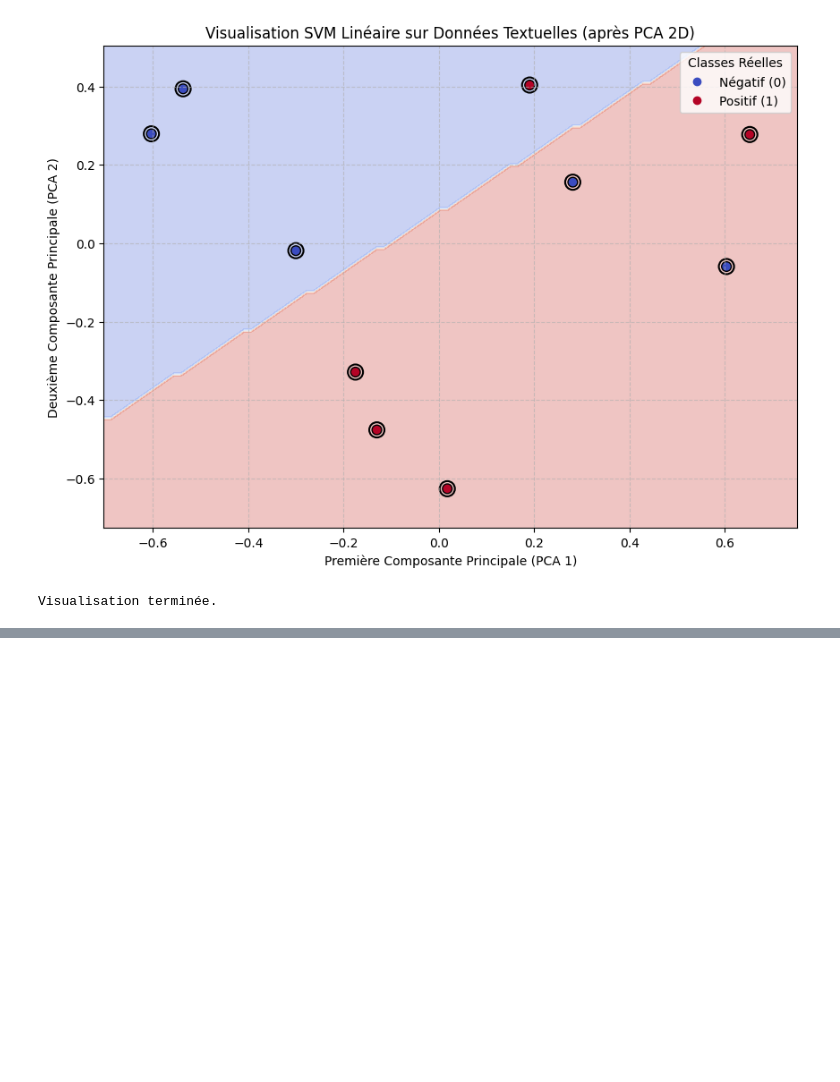
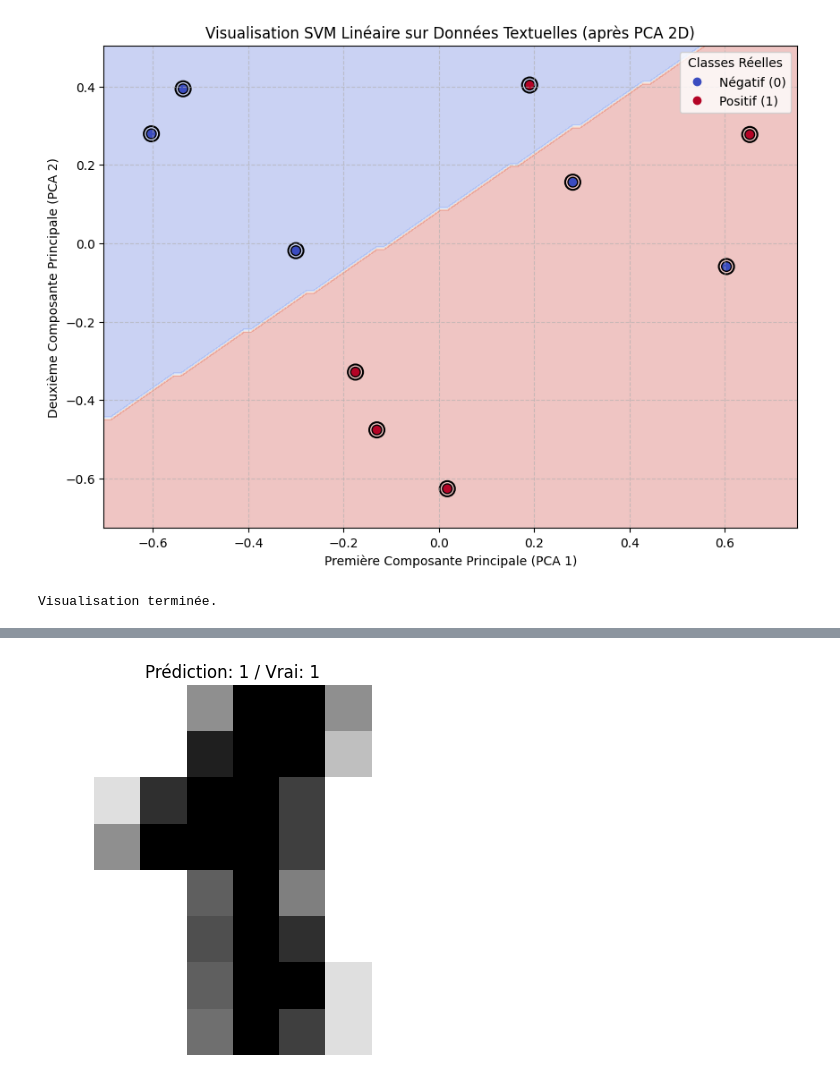
Before and after one commit to barhador/Presentation_SVM, a Jupyter notebook: SVM.ipynb, the cells around one changed output, grey strips where cells are left out. Drawn from its saved outputs; the diff is of its cells as text; code cells hidden in the pictures; blank space fills up the shorter version.

```diff
--- a/SVM.ipynb
+++ b/SVM.ipynb
@@ -238,0 +389,97 @@ Visualisation terminée.
+# %%
+import random # Pour choisir un index aléatoire valide
+
+# --- 1. Chargement des Données ---
+# Utilisons load_digits (images 8x8) pour un exemple rapide
+# Si tu veux le vrai MNIST (images 28x28), décommente la ligne fetch_openml
+# Attention: fetch_openml peut nécessiter un téléchargement la première fois
+digits = load_digits()
+# mnist = fetch_openml('mnist_784', version=1, as_frame=False, parser='auto')
+# X, y = mnist["data"], mnist["target"].astype(np.uint8)
+
+X = digits.data
+y = digits.target
+image_shape = (8, 8) # (28, 28) si tu utilises fetch_openml('mnist_784')
+n_samples, n_features = X.shape
+print(f"Dataset chargé: {n_samples} échantillons, {n_features} caractéristiques (pixels)")
+
+# --- 2. Séparation Train / Test ---
+# Séparons les données AVANT toute mise à l'échelle
+X_train, X_test, y_train, y_test = train_test_split(
+    X, y, test_size=0.2, random_state=42 # random_state pour la reproductibilité
+)
+print(f"Taille Train set: {len(X_train)} échantillons")
+print(f"Taille Test set: {len(X_test)} échantillons") # Note: la taille du test set
+
+# --- 3. Mise à l'échelle (Scaling) ---
+# Très important pour les SVM !
+scaler = StandardScaler()
+# Adapter le scaler UNIQUEMENT sur les données d'entraînement
+X_train_scaled = scaler.fit_transform(X_train)
+# Appliquer la MÊME transformation aux données de test
+X_test_scaled = scaler.transform(X_test)
+print("Données mises à l'échelle (StandardScaler)")
+
+# --- 4. Entraînement du SVM Linéaire ---
+# Utilisation de LinearSVC, souvent plus rapide pour les cas linéaires purs
+# Correction Erreur 1: Augmentation de max_iter
+# On utilise aussi dual=False qui est souvent recommandé quand n_samples > n_features
+# et peut aider à la convergence.
+linear_svm = LinearSVC(max_iter=5000, random_state=42, dual=False, C=1.0) # Augmentation de max_iter
+# Alternative:
+# linear_svm = SVC(kernel='linear', max_iter=5000, C=1.0, random_state=42)
+
+print("Entraînement du modèle SVM linéaire...")
+linear_svm.fit(X_train_scaled, y_train)
+print("Entraînement terminé.")
+
+# --- 5. Évaluation sur le Test Set ---
+y_pred = linear_svm.predict(X_test_scaled)
+accuracy = accuracy_score(y_test, y_pred)
+print(f"\nPrécision du SVM linéaire sur le jeu de test: {accuracy:.4f}")
+
+# --- 6. Inspection d'une Prédiction Spécifique ---
+# Correction Erreur 2: Choisir un index VALIDE pour le jeu de test
+# Générons un index aléatoire DANS LES LIMITES du jeu de test
+num_test_samples = len(X_test_scaled)
+if num_test_samples > 0:
+    # idx = 5 # Choisir un index spécifique (ex: 5)
+    idx = random.randint(0, num_test_samples - 1) # Choisir un index aléatoire valide
+    print(f"\nInspection de l'échantillon de test à l'indice: {idx}")
+
+    # Récupérer l'image originale (non-scalée) pour l'affichage
+    image_original = X_test[idx]
+    image_2d = image_original.reshape(image_shape)
+
+    # Récupérer l'image scalée pour la prédiction
+    # Doit être de forme (1, n_features) pour predict()
+    image_scaled_for_prediction = X_test_scaled[idx].reshape(1, -1)
+
+    # Faire la prédiction sur cette image unique
+    prediction = linear_svm.predict(image_scaled_for_prediction)[0]
+    true_label = y_test[idx]
+
+    # Affichage
+    plt.imshow(image_2d, cmap=plt.cm.gray_r, interpolation='nearest')
+    plt.title(f'Prédiction: {prediction} / Vrai: {true_label}')
+    plt.axis('off')
+    plt.show()
+
+else:
+    print("\nLe jeu de test est vide, impossible d'inspecter une prédiction.")
+
+# --- Optionnel: Afficher les coefficients (pour comprendre ce que le modèle a appris) ---
+# Ceci est plus pertinent pour la classification binaire, mais peut donner une idée
+if hasattr(linear_svm, 'coef_'):
+#     # Pour LinearSVC, coef_ a la forme (n_classes, n_features) si multi-classe OvR
+#     # Prenons les coefficients pour la classe '0' par exemple (si elle existe)
+    if 0 in linear_svm.classes_:
+        idx_class_0 = list(linear_svm.classes_).index(0)
+        coef_class_0 = linear_svm.coef_[idx_class_0]
+        plt.figure()
+        plt.imshow(coef_class_0.reshape(image_shape), cmap=plt.cm.RdBu, interpolation='nearest')
+        plt.title("Poids des caractéristiques (pixels) pour la classe '0'")
+        plt.colorbar()
+        plt.axis('off')
+        plt.show()
+# %% [output]
@@ -238,0 +496 @@ Visualisation terminée.
+[figure, added]
```
Also changed, not shown: parts of 6 cells of this notebook, 5 other files.
